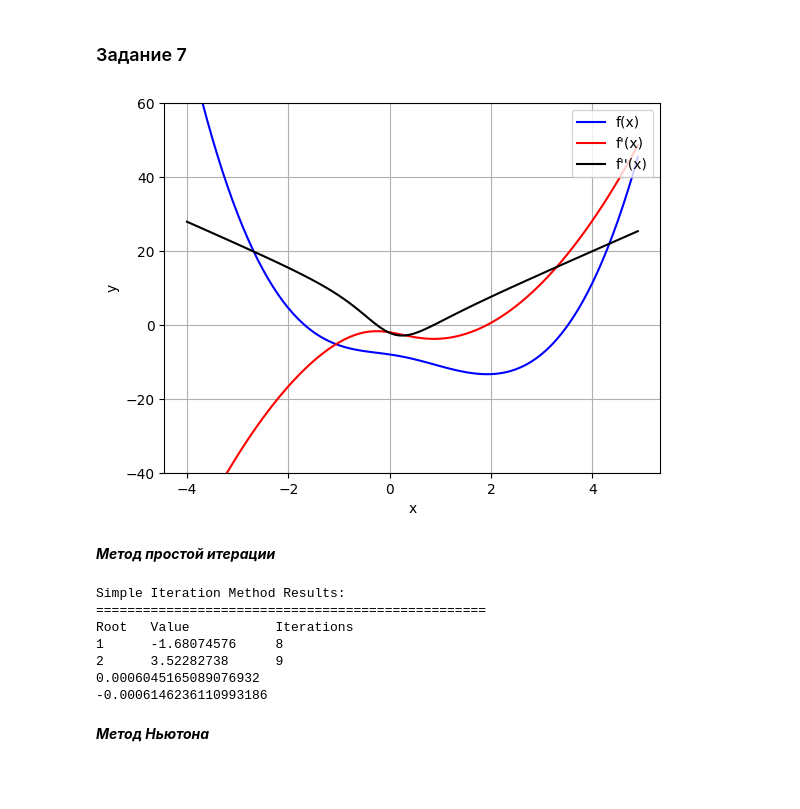
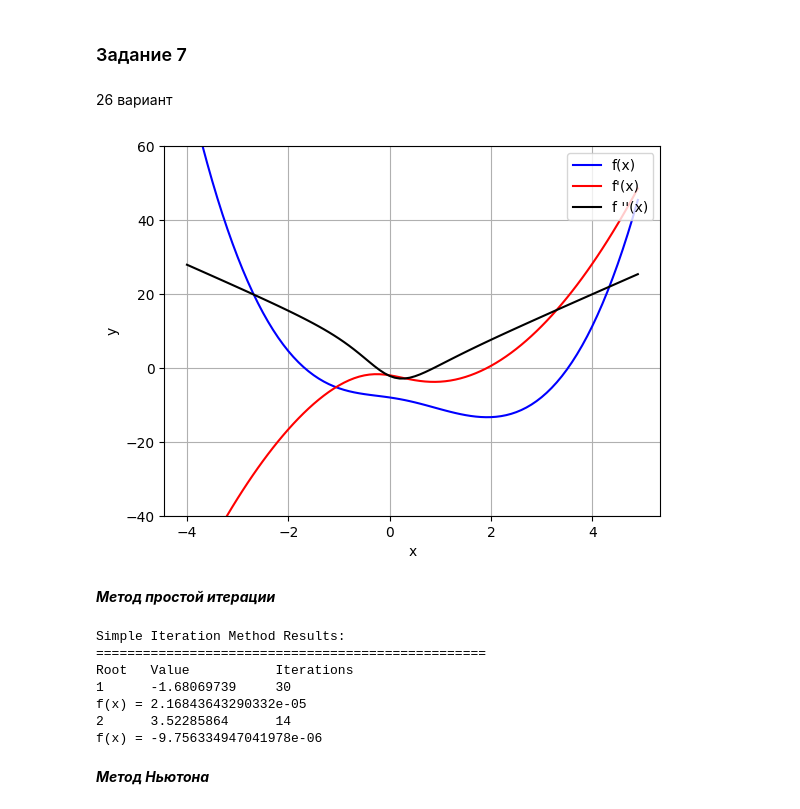
Before and after one commit to DeZtrOiD/numerical_analysis, a Jupyter notebook: nonlinear_equations/nonlinear_equations.ipynb, the cells around one changed output. Saved outputs shown, nothing was run; the diff lists cells and outputs as text; code cells hidden in the pictures; blank space fills up the shorter version.

```diff
--- a/nonlinear_equations/nonlinear_equations.ipynb
+++ b/nonlinear_equations/nonlinear_equations.ipynb
@@ -1,3 +1,5 @@
 # %% [markdown]
 ### Задание 7
+# %% [markdown]
+26 вариант
 # %%
@@ -7,10 +9,11 @@ from math import sqrt, copysign, sin, cos, exp, acos, asin
 from typing import Tuple
 # %%
 %matplotlib inline
+# %matplotlib widget
 
 plt.close()
 
-EPSILON = 0.0001
+EPSILON = 0.000001
 
 def fun(x: float) -> float:
     return x**2 * sqrt(x**2 + 2) - (2 * x + 5) * sqrt(x**2 + 1) - 3
@@ -20,34 +23,34 @@ def d_fun(x: float) -> float:
             - 2 * sqrt(x**2 + 1) - x * (2 * x + 5) / sqrt(x**2 + 1))
 
 def d2_fun(x: float) -> float:
     return (2 * sqrt(x**2 + 2)
             + 5 * x**2 / sqrt(x**2 + 2)
             - x**4 / (x**2 + 2)**1.5
             - (6 * x + 5) / sqrt(x**2 + 1)
             + x * (2 * x**2 + 5 * x) / (x**2 + 1)**1.5)
 
 
 x_val = [x/10.0 for x in range(-40, 50)]
 y_val = [fun(x) for x in x_val]
 
 plt.plot(x_val, y_val, label = "f(x)", c='b')
 plt.grid()
 plt.xlabel("x")
 plt.ylabel("y")
 
 
 x_val = [x/10.0 for x in range(-40, 50)]
 y_val = [d_fun(x) for x in x_val]
 plt.plot(x_val, y_val, label = 'f\'(x)', c='r')
 
 x_val = [x/10.0 for x in range(-40, 50)]
 y_val = [d2_fun(x) for x in x_val]
 
-plt.plot(x_val, y_val, label = "f''(x)", c='black')
+plt.plot(x_val, y_val, label = "f ''(x)", c='black')
 plt.ylim(-40, 60)
 plt.legend(loc = 'upper right')
 plt.show()
 # %% [output]
-[figure, old version]
+[figure, new version]
 # %% [markdown]
 ***Метод простой итерации***
@@ -54,57 +63,65 @@ plt.show()
 # %%
 def phi(x: float, _lambda: float) -> float:
-    return x + _lambda * fun(x)
+    return x - _lambda * fun(x)
+
+def min_lamda(a: float, b: float, c: float):
+    if abs(a) > abs(b):
+        if abs(b) > abs(c): return c
+        else: return b
+    else:
+        if abs(a) > abs(c): return c
+        else: return a
 
 
 def sufficient_condition_d_phi(a: float, b: float, _lambda: float, d_fun=d_fun) -> bool:
-    # |1 + λ * fun(x)'| < 1 on [a, b]: (f(a) * f(b) < 0)
-    num_points = 100
-    step = (b - a) / (num_points - 1)
-    x = a
-    for i in range(num_points - 1):
-        if not abs(1 + _lambda * d_fun(x)) < 1:
-            return False
-        x += step
-    if not abs(1 + _lambda * d_fun(b)) < 1:
+    # |1 + λ * fun(x)'| < 1 on [a, b]
+    if not abs(1 - _lambda * d_fun(b)) < 1:
+        return False
+    if not abs(1 - _lambda * d_fun(a)) < 1:
         return False
     return True
 
 def simple_iteration(
         a: float, b: float,_lambda: float, eps: float = EPSILON,
-        phi=phi, fin=fun, d_fun=d_fun
+        phi=phi, fun=fun, d_fun=d_fun
     ) -> Tuple[float, int]:
-    if a > b:
-        a, b = b, a
-
-    if not sufficient_condition_d_phi(a, b, _lambda, d_fun):
+    if a > b: a, b = b, a
+    # 𝑓(𝑎)∙𝑓(𝑏)<0; 𝑓′(𝑥)≠0
+    if not necessary_condition(a, b, fun, d_fun):
         raise ValueError("Method doesn't converge")
+    si_lambda = min_lamda(_lambda, 1/d_fun(a), 1/d_fun(b))
+    if abs(si_lambda) > 0.5:
+        raise ValueError("Lambda is too big")
+    # |1 + λ * fun(x)'| < 1 on [a, b]
+    if not sufficient_condition_d_phi(a, b, si_lambda, d_fun):
+        print("\nWarning: sufficient condition not satisfied.\nConvergence not guaranteed.")
 
     previous = a
-    x_i = phi(previous, _lambda)
+    x_i = a
     MAX_ITERATION = 1000
     curr_iteration = 0
-    while (abs(x_i - previous) > eps and curr_iteration < MAX_ITERATION):
-        previous = x_i
-        x_i = phi(previous, _lambda)
+    while True:
+        previous, x_i = x_i, phi(x_i, si_lambda)
         curr_iteration += 1
+        if not abs(x_i - previous) > eps and curr_iteration < MAX_ITERATION: break
 
     return (x_i, curr_iteration)
 
 print("Simple Iteration Method Results:")
 print("=" * 50)
 print(f"{'Root':<6} {'Value':<15} {'Iterations':<10}")
-print(f"{'1':<6} {(r1 := simple_iteration(-2, 0, 1/20))[0]:<15.8f} {r1[1]:<10}")
-print(f"{'2':<6} {(r2 := simple_iteration(3, 4, -1/30))[0]:<15.8f} {r2[1]:<10}")
-print(fun(r1[0]))
-print(fun(r2[0]))
+print(f"{'1':<6} {(r1 := simple_iteration(-3, 0, -1/20))[0]:<15.8f} {r1[1]:<10}")
+print(f"f(x) = {fun(r1[0])}")
+print(f"{'2':<6} {(r2 := simple_iteration(3, 4, 1/30))[0]:<15.8f} {r2[1]:<10}")
+print(f"f(x) = {fun(r2[0])}")
 # %% [output]
 Simple Iteration Method Results:
 ==================================================
 Root   Value           Iterations
-1      -1.68074576     8
-2      3.52282738      9
-0.0006045165089076932
--0.0006146236110993186
+1      -1.68069739     30
+f(x) = 2.16843643290332e-05
+2      3.52285864      14
+f(x) = -9.756334947041978e-06
 # %% [markdown]
 ***Метод Ньютона***
 # %%
```
Also changed, not shown: parts of 11 cells of this notebook.
